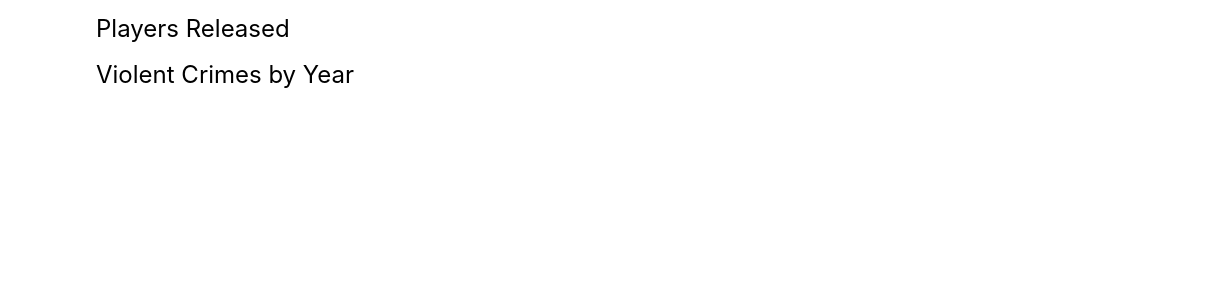
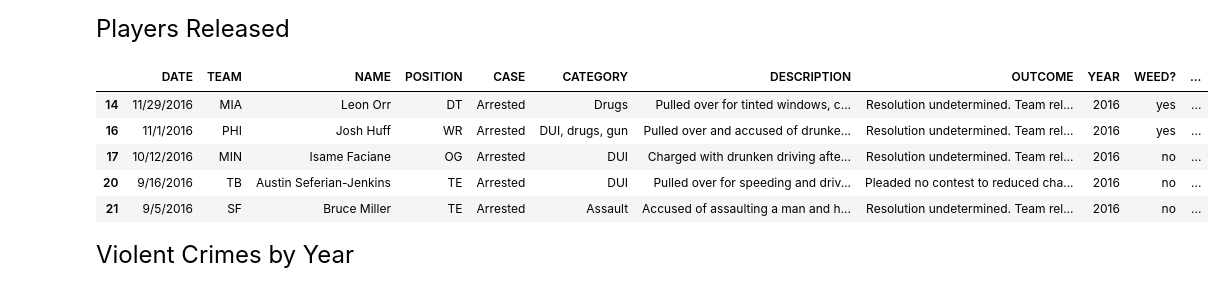
Before and after one commit to jystyn/nfl_arrest_analysis, a Jupyter notebook: 04_data_library.ipynb, the cells around one changed output. Cells and saved outputs as stored; diff of their text form; code cells hidden in the pictures; blank space fills up the shorter version.

```diff
--- a/04_data_library.ipynb
+++ b/04_data_library.ipynb
@@ -627,8 +693,15 @@ repeatOffenders
 # %% [markdown]
 <font size="5">Players Released
 # %%
-arrested_players = arrest_data.loc[arrest_data['RELEASED'] == 'yes']
+arrested_players = arrest_data.loc[arrest_data['RELEASED?'] == 'yes']
 arrested_players.head()
+# %% [output]
+|  | DATE | TEAM | NAME | POSITION | CASE | CATEGORY | DESCRIPTION | OUTCOME | YEAR | WEED? | ... |
+| 14 | 11/29/2016 | MIA | Leon Orr | DT | Arrested | Drugs | Pulled over for tinted windows, c... | Resolution undetermined. Team rel... | 2016 | yes | ... |
+| 16 | 11/1/2016 | PHI | Josh Huff | WR | Arrested | DUI, drugs, gun | Pulled over and accused of drunke... | Resolution undetermined. Team rel... | 2016 | yes | ... |
+| 17 | 10/12/2016 | MIN | Isame Faciane | OG | Arrested | DUI | Charged with drunken driving afte... | Resolution undetermined. Team rel... | 2016 | no | ... |
+| 20 | 9/16/2016 | TB | Austin Seferian-Jenkins | TE | Arrested | DUI | Pulled over for speeding and driv... | Pleaded no contest to reduced cha... | 2016 | no | ... |
+| 21 | 9/5/2016 | SF | Bruce Miller | TE | Arrested | Assault | Accused of assaulting a man and h... | Resolution undetermined. Team rel... | 2016 | no | ... |
 # %% [markdown]
 <font size="5">Violent Crimes by Year
 # %%
```
Also changed, not shown: parts of 9 cells of this notebook.
